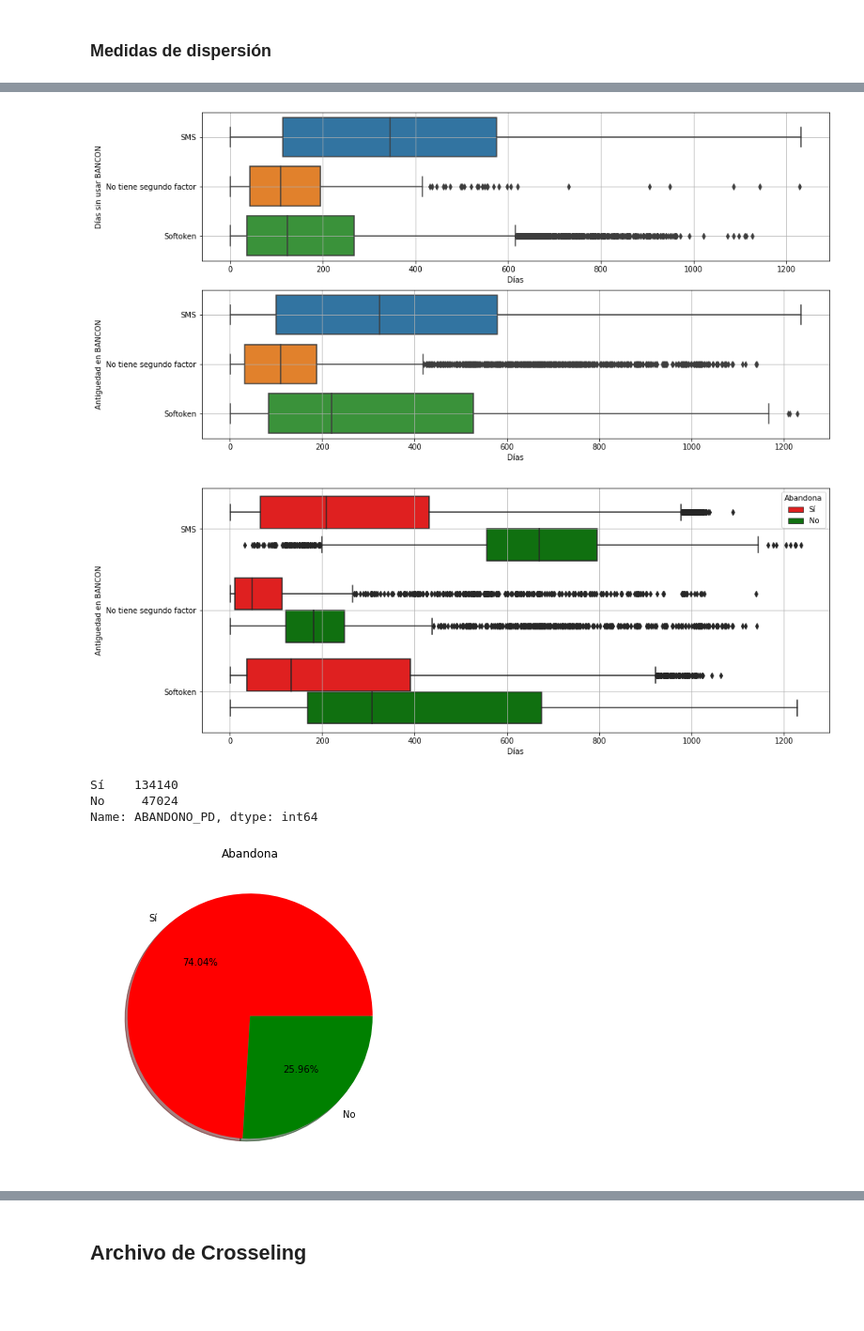
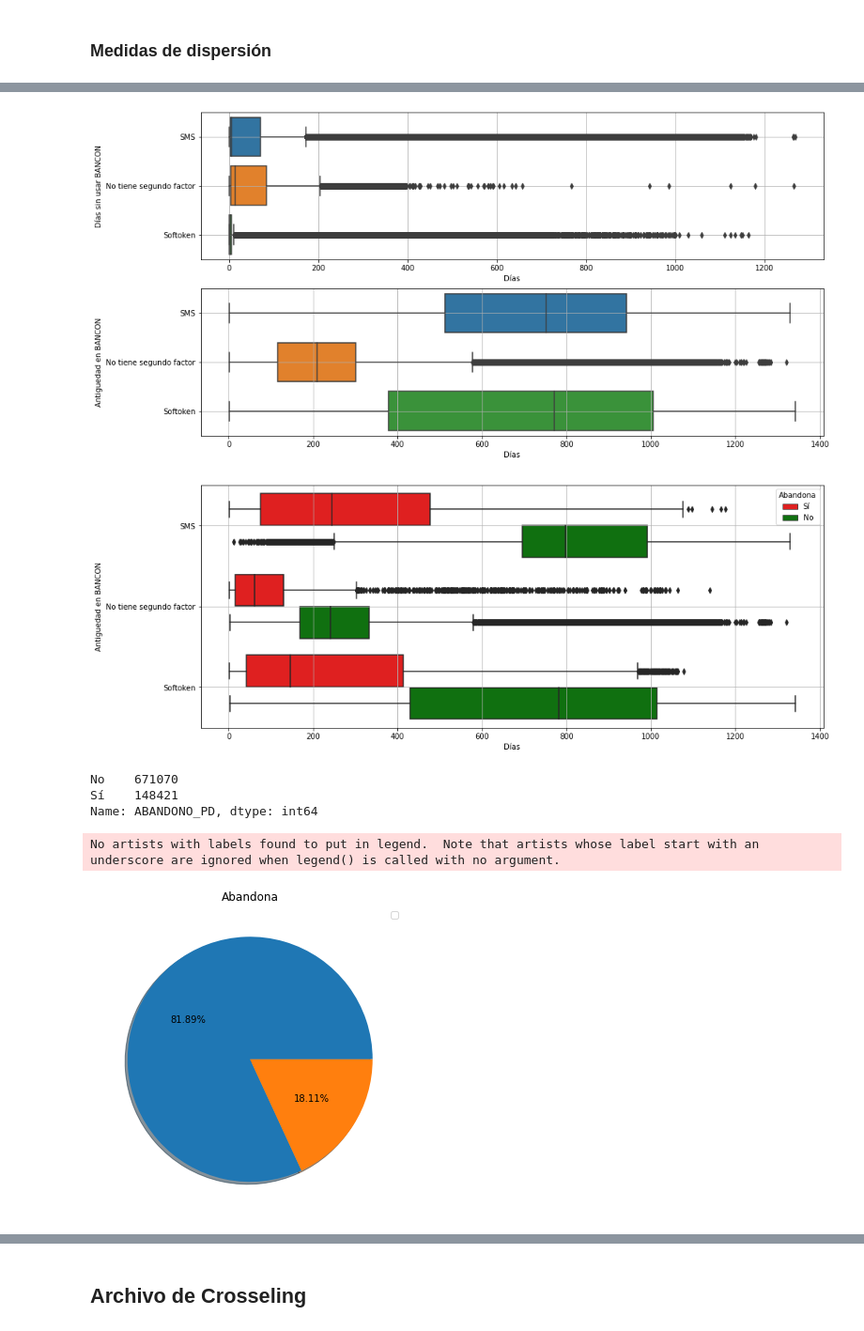
Before and after one commit to pfauda/trayecto3, a Jupyter notebook: Notebooks/Descriptivas_general.ipynb, the cells around one changed output, grey strips where cells are left out. Shown at 94% size. Saved outputs shown, nothing was run; the diff lists cells and outputs as text; code cells hidden in the pictures; blank space fills up the shorter version.

```diff
--- a/Notebooks/Descriptivas_general.ipynb
+++ b/Notebooks/Descriptivas_general.ipynb
@@ -55,0 +57,3 @@ df_usuarios.sample(5)
+# %%
+FECHA_CORTE = df_usuarios['LAST_LOGIN'].max()
+FECHA_CORTE
@@ -103,17 +109,19 @@ dtype: float64
 print(f'SegFactor:', df_usuarios['SegFactor'].unique())
 # %% [output]
 SegFactor: ['SMS' 'No tiene segundo factor' 'Softoken']
+# %%
+### NUEVO ###
+# Generamos una nueva columna con la contidad de dias sin usar la PD
+df_usuarios['DIAS_SIN_USAR_PD'] = ((FECHA_CORTE - df_usuarios['LAST_LOGIN']).astype('timedelta64[D]') > 90).astype(int)
 # %%
 # Filtro los registros que se crearon hace menos de tres meses ya que todos ellos no se pueden evaluar
-df_usuarios = df_usuarios[df_usuarios['FechaCreacion'] < dt.datetime(2022, 2, 1)]
+df_usuarios = df_usuarios[df_usuarios['FechaCreacion'] < FECHA_CORTE - relativedelta(months=3)]
 # %%
-# Topeo la fecha de último ingreso a la fecha de corte que estoy evaluando
-df_usuarios[df_usuarios['LAST_LOGIN'] > FECHA_CORTE] = FECHA_CORTE
+## Topeo la fecha de último ingreso a la fecha de corte que estoy evaluando
+#df_usuarios[df_usuarios['LAST_LOGIN'] > FECHA_CORTE] = FECHA_CORTE
 
 # Calculo la cantidad de dias desde su último acceso a la plataforma
 df_usuarios['DIAS_SIN_USAR_PD'] = (FECHA_CORTE - df_usuarios['LAST_LOGIN']).astype('timedelta64[D]')
-# Pongo a 0 los cálculos negativos debido a que puede haber registros posteriores al 30/04/2022
-#df_usuarios['DIAS_SIN_USAR_PD'] = np.where(df_usuarios['DIAS_SIN_USAR_PD'] > 0, df_usuarios['DIAS_SIN_USAR_PD'], 0)
 
 # Calculo Antiguedad en dias la plataforma
 df_usuarios['ANTIGUEDAD_PD'] = (df_usuarios['LAST_LOGIN'] - df_usuarios['FechaCreacion']).astype('timedelta64[D]')
@@ -230,7 +258,7 @@ axes[1].grid(True)
 
 plt.show()
 # %% [output]
-[figure, old version]
+[figure, new version]
 # %%
 graph_colors = ['Red', 'Green']
 graph_labels = ['No', 'Si']
@@ -245,23 +273,26 @@ plt.legend(title='Abandona', loc='best') #, labels=graph_labels)
 
 plt.show()
 # %% [output]
-[figure, old version]
+[figure, new version]
 # %%
 count_abandono = df_usuarios["ABANDONO_PD"].value_counts()
 count_abandono
 # %% [output]
-Sí    134140
-No     47024
+No    671070
+Sí    148421
 Name: ABANDONO_PD, dtype: int64
 # %%
-graph_colors = ['red', 'green']
-graph_labels = ['Sí', 'No']
+graph_colors = ['green', 'red']
+graph_labels = ['No', 'Sí']
 ax = plt.figure(figsize=(6, 6))
-plt.pie(count_abandono, autopct='%1.2f%%', shadow=True, colors=graph_colors, labels=graph_labels)
+#plt.pie(count_abandono, autopct='%1.2f%%', shadow=True, colors=graph_colors, labels=graph_labels)
+plt.pie(count_abandono, autopct='%1.2f%%', shadow=True) #, colors=graph_colors)
 plt.title('Abandona')
+plt.legend()
 plt.show()
 # %% [output]
+No artists with labels found to put in legend.  Note that artists whose label start with an underscore are ignored when legend() is called with no argument.
-[figure, old version]
+[figure, new version]
 # %%
 # Grafico el abandono según todas las variables
 plt.figure(figsize=(10, 6))
```
Also changed, not shown: parts of 35 cells of this notebook, 1 other file.
